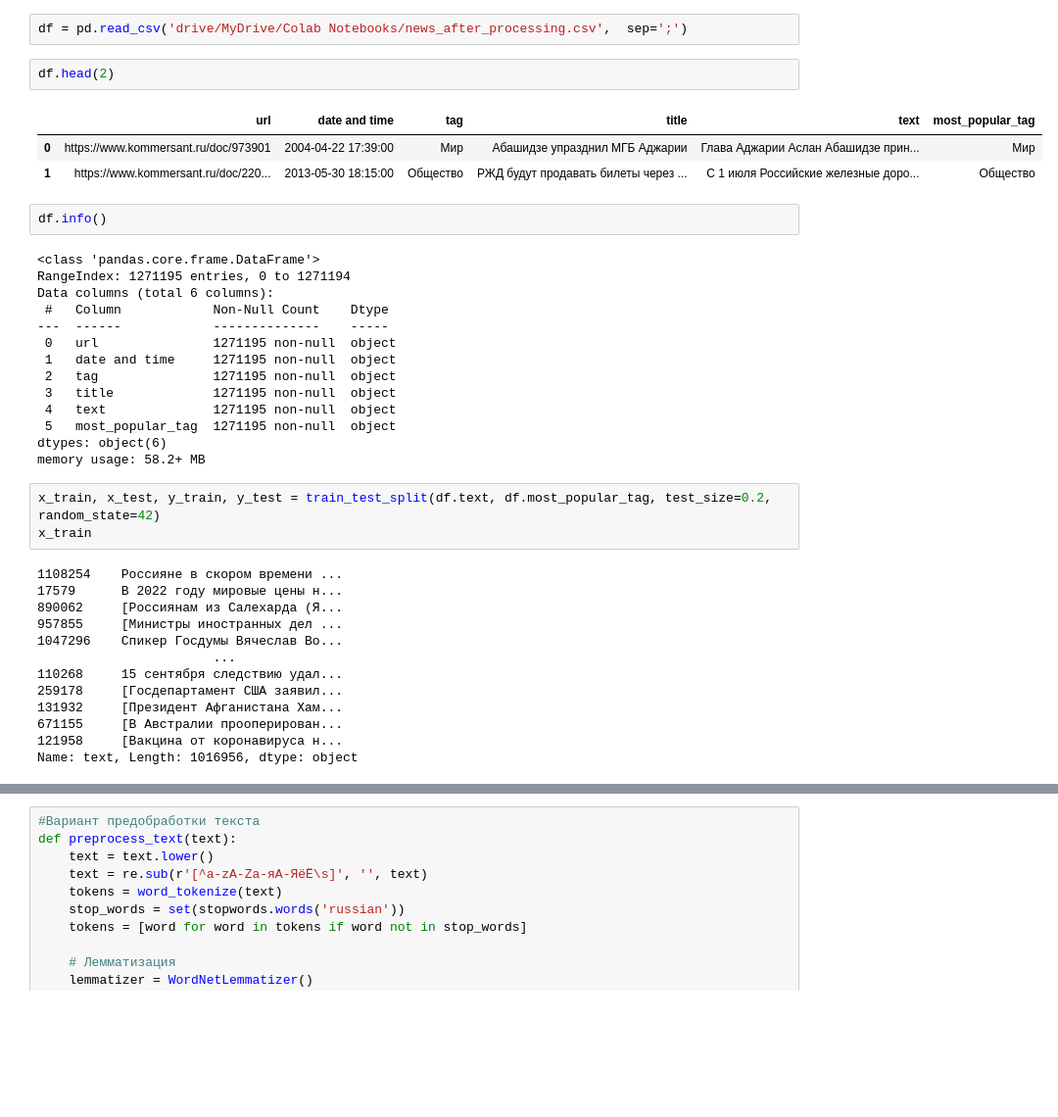
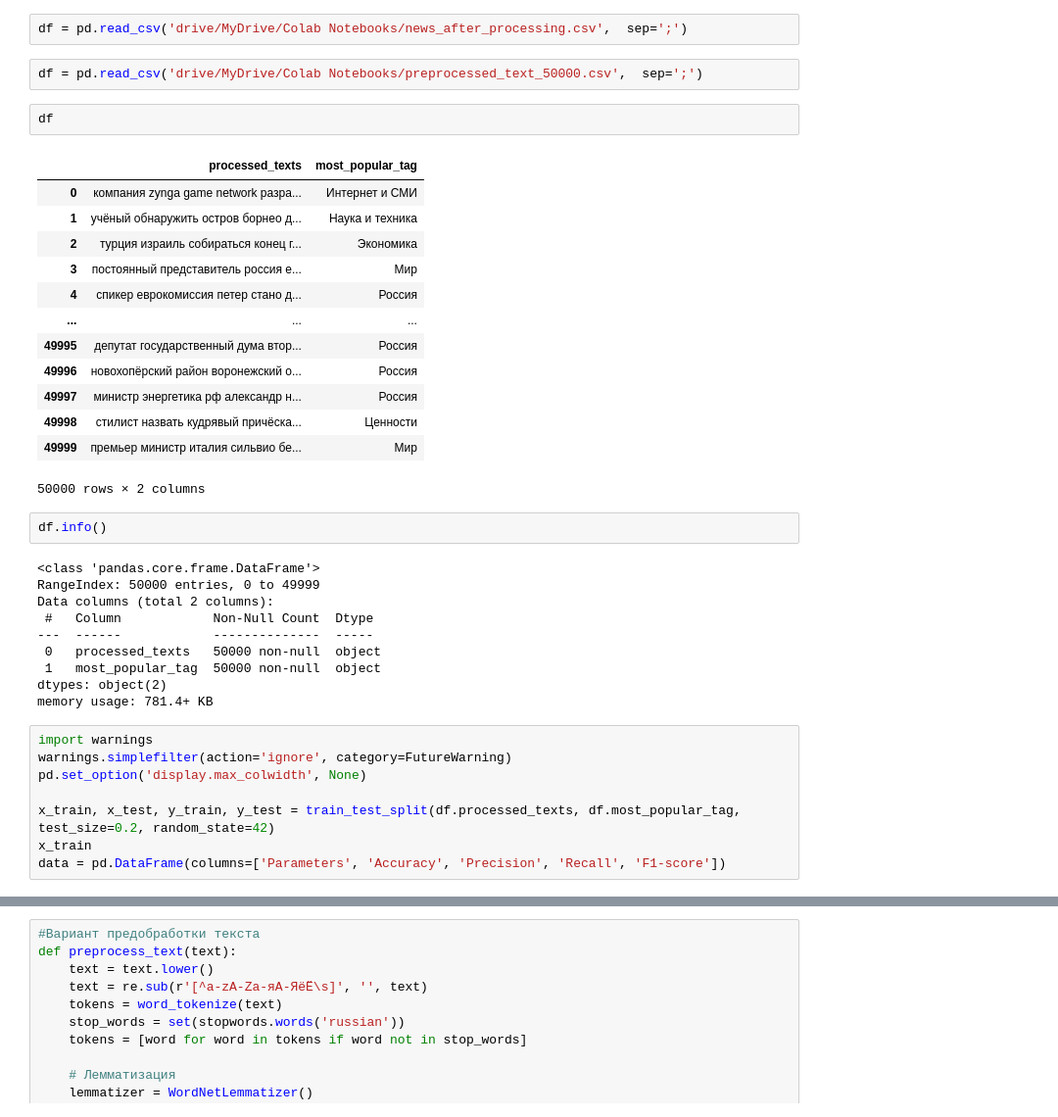
Before and after one commit to PavelRepnikov/Yearly_project, a Jupyter notebook: Annual_project_news_analysis.ipynb, the cells around one changed output, grey strips where cells are left out. Shown at 98% size. Cells and saved outputs as stored; diff of their text form; blank space fills up the shorter version.

```diff
--- a/Annual_project_news_analysis.ipynb
+++ b/Annual_project_news_analysis.ipynb
@@ -159,41 +150,41 @@ df.to_csv('news_after_processing.csv', index=False, sep=';')
 ###Processing text and Base Modelling
 # %%
 df = pd.read_csv('drive/MyDrive/Colab Notebooks/news_after_processing.csv',  sep=';')
+# %%
+df = pd.read_csv('drive/MyDrive/Colab Notebooks/preprocessed_text_50000.csv',  sep=';')
 # %%
-df.head(2)
+df
 # %% [output]
-|  | url | date and time | tag | title | text | most_popular_tag |
-| 0 | https://www.kommersant.ru/doc/973901 | 2004-04-22 17:39:00 | Мир | Абашидзе упразднил МГБ Аджарии | Глава Аджарии Аслан Абашидзе прин... | Мир |
-| 1 | https://www.kommersant.ru/doc/220... | 2013-05-30 18:15:00 | Общество | РЖД будут продавать билеты через ... | С 1 июля Российские железные доро... | Общество |
+|  | processed_texts | most_popular_tag |
+| 0 | компания zynga game network разра... | Интернет и СМИ |
+| 1 | учёный обнаружить остров борнео д... | Наука и техника |
+| 2 | турция израиль собираться конец г... | Экономика |
+| 3 | постоянный представитель россия е... | Мир |
+| 4 | спикер еврокомиссия петер стано д... | Россия |
+| ... | ... | ... |
+| 49995 | депутат государственный дума втор... | Россия |
+| 49996 | новохопёрский район воронежский о... | Россия |
+| 49997 | министр энергетика рф александр н... | Россия |
+| 49998 | стилист назвать кудрявый причёска... | Ценности |
+| 49999 | премьер министр италия сильвио бе... | Мир |
+50000 rows × 2 columns
 # %%
 df.info()
 # %% [output]
 <class 'pandas.core.frame.DataFrame'>
-RangeIndex: 1271195 entries, 0 to 1271194
-Data columns (total 6 columns):
- #   Column            Non-Null Count    Dtype
----  ------            --------------    -----
- 0   url               1271195 non-null  object
- 1   date and time     1271195 non-null  object
- 2   tag               1271195 non-null  object
- 3   title             1271195 non-null  object
- 4   text              1271195 non-null  object
- 5   most_popular_tag  1271195 non-null  object
-dtypes: object(6)
-memory usage: 58.2+ MB
+RangeIndex: 50000 entries, 0 to 49999
+Data columns (total 2 columns):
+ #   Column            Non-Null Count  Dtype
+---  ------            --------------  -----
+ 0   processed_texts   50000 non-null  object
+ 1   most_popular_tag  50000 non-null  object
+dtypes: object(2)
+memory usage: 781.4+ KB
 # %%
-x_train, x_test, y_train, y_test = train_test_split(df.text, df.most_popular_tag, test_size=0.2, random_state=42)
+import warnings
+warnings.simplefilter(action='ignore', category=FutureWarning)
+pd.set_option('display.max_colwidth', None)
+
+x_train, x_test, y_train, y_test = train_test_split(df.processed_texts, df.most_popular_tag, test_size=0.2, random_state=42)
 x_train
+data = pd.DataFrame(columns=['Parameters', 'Accuracy', 'Precision', 'Recall', 'F1-score'])
-# %% [output]
-1108254    Россияне в скором времени ...
-17579      В 2022 году мировые цены н...
-890062     [Россиянам из Салехарда (Я...
-957855     [Министры иностранных дел ...
-1047296    Спикер Госдумы Вячеслав Во...
-                       ...
-110268     15 сентября следствию удал...
-259178     [Госдепартамент США заявил...
-131932     [Президент Афганистана Хам...
-671155     [В Австралии прооперирован...
-121958     [Вакцина от коронавируса н...
-Name: text, Length: 1016956, dtype: object
```
Also changed, not shown: parts of 19 cells of this notebook.
